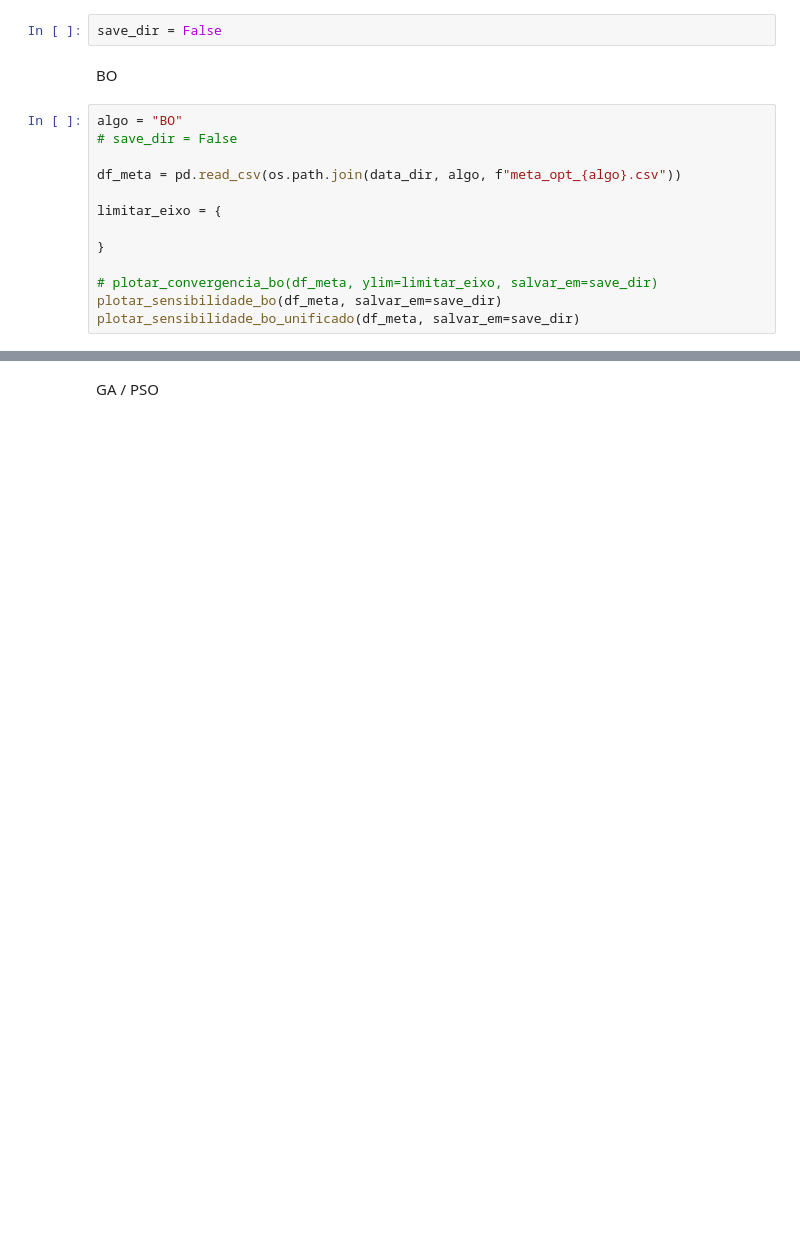
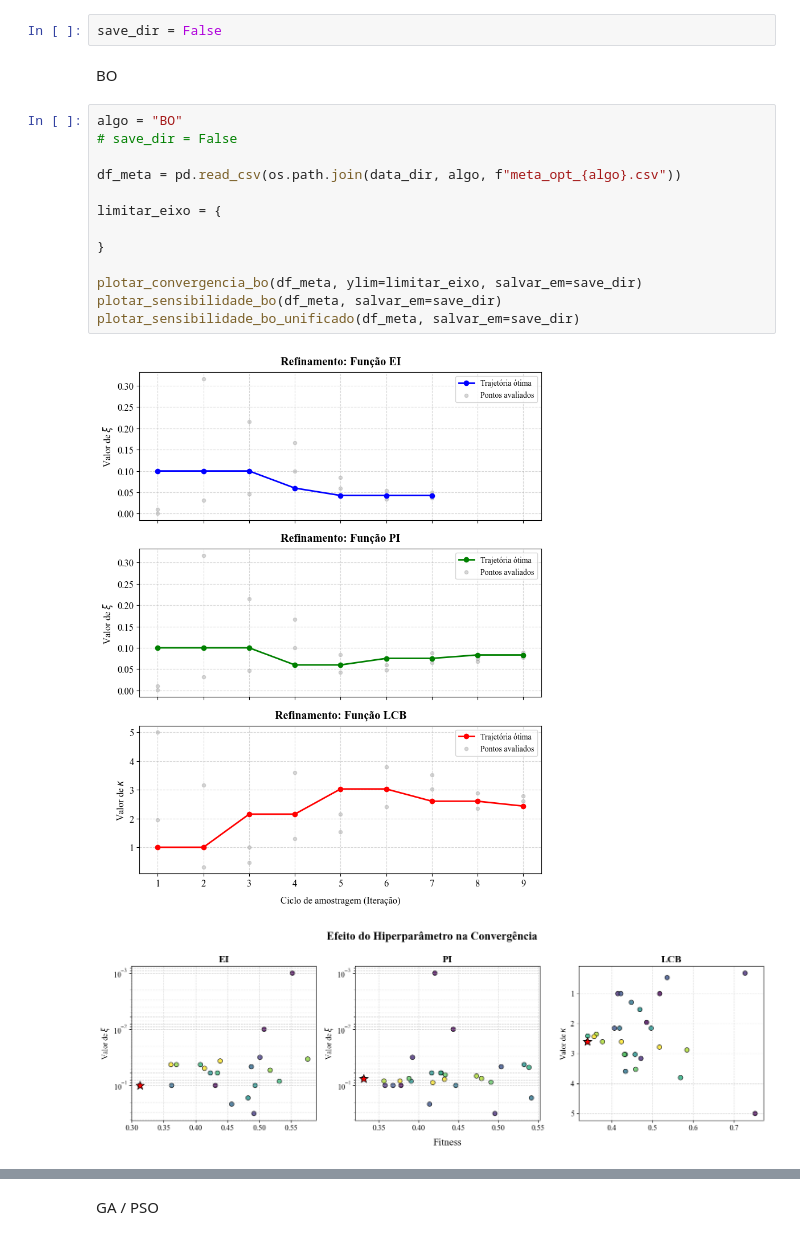
Before and after one commit to joaovfdias/optim_model_updating, a Jupyter notebook: plot/metaopt/plot.ipynb, the cells around one changed output, grey strips where cells are left out. Drawn from its saved outputs; the diff is of its cells as text; blank space fills up the shorter version.

```diff
--- a/plot/metaopt/plot.ipynb
+++ b/plot/metaopt/plot.ipynb
@@ -15,13 +15,16 @@ BO
 # %%
 algo = "BO"
 # save_dir = False
 
 df_meta = pd.read_csv(os.path.join(data_dir, algo, f"meta_opt_{algo}.csv"))
 
 limitar_eixo = {
 
 }
 
-# plotar_convergencia_bo(df_meta, ylim=limitar_eixo, salvar_em=save_dir)
+plotar_convergencia_bo(df_meta, ylim=limitar_eixo, salvar_em=save_dir)
 plotar_sensibilidade_bo(df_meta, salvar_em=save_dir)
 plotar_sensibilidade_bo_unificado(df_meta, salvar_em=save_dir)
+# %% [output]
+[figure, added]
+[figure, added]
```
Also changed, not shown: parts of 4 cells of this notebook, 1 other file.
